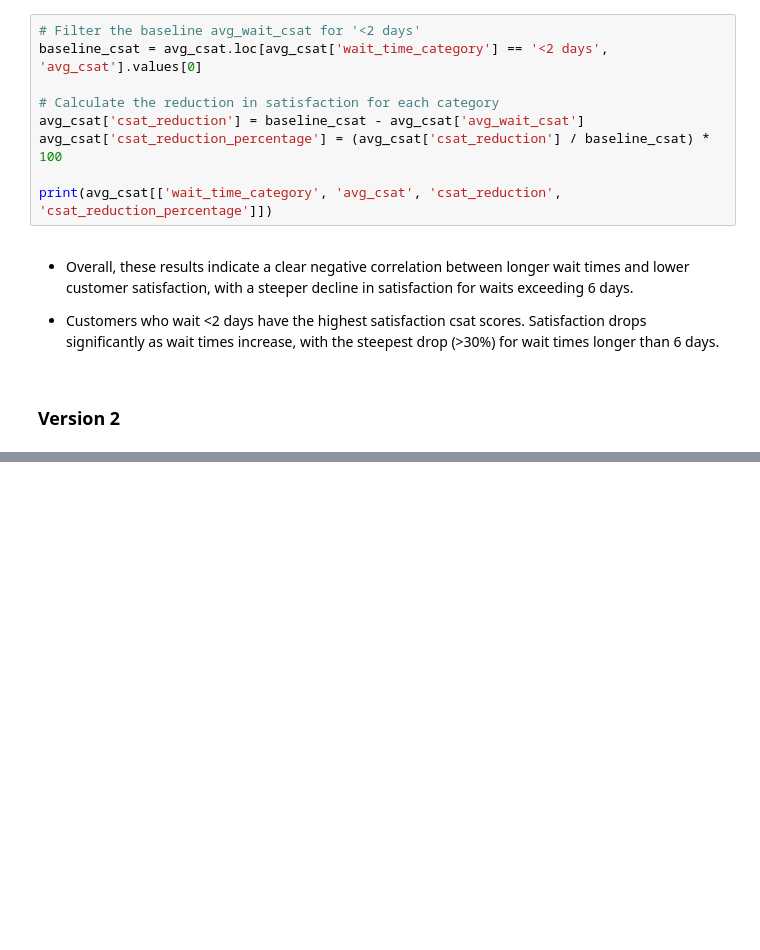
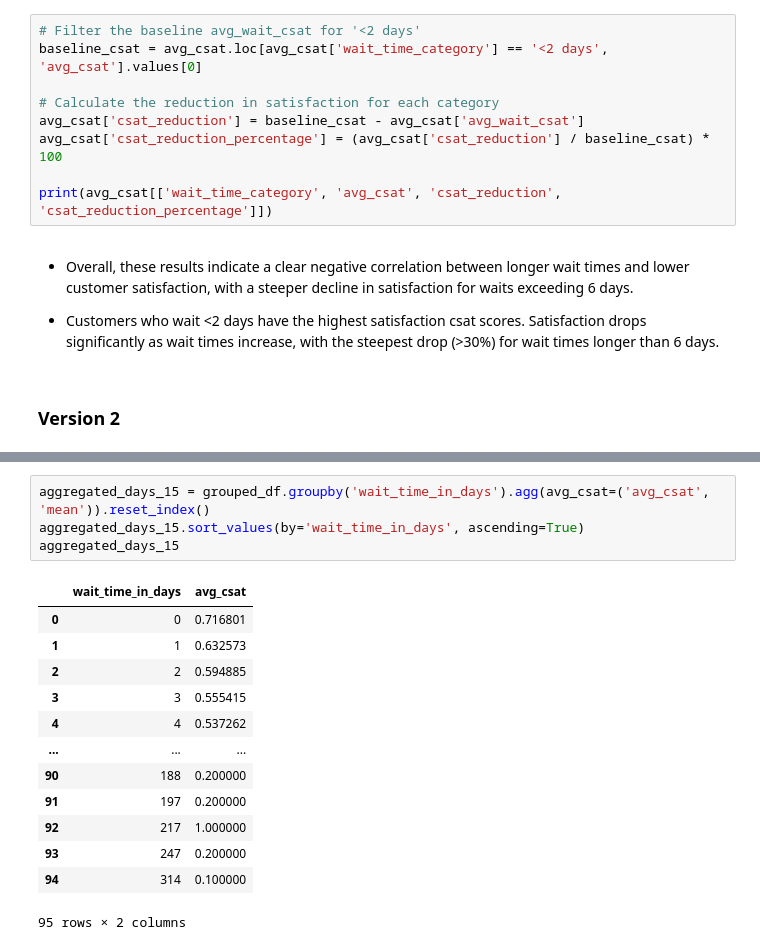
Before and after one commit to krisiafezollin26/granger_statistics, a Jupyter notebook: CSAT_vs_time.ipynb, the cells around one changed output, grey strips where cells are left out. Cells and saved outputs as stored; diff of their text form; blank space fills up the shorter version.

```diff
--- a/CSAT_vs_time.ipynb
+++ b/CSAT_vs_time.ipynb
@@ -592,0 +518,18 @@ plt.show()
+# %%
+aggregated_days_15 = grouped_df.groupby('wait_time_in_days').agg(avg_csat=('avg_csat', 'mean')).reset_index()
+aggregated_days_15.sort_values(by='wait_time_in_days', ascending=True)
+aggregated_days_15
+# %% [output]
+|  | wait_time_in_days | avg_csat |
+| 0 | 0 | 0.716801 |
+| 1 | 1 | 0.632573 |
+| 2 | 2 | 0.594885 |
+| 3 | 3 | 0.555415 |
+| 4 | 4 | 0.537262 |
+| ... | ... | ... |
+| 90 | 188 | 0.200000 |
+| 91 | 197 | 0.200000 |
+| 92 | 217 | 1.000000 |
+| 93 | 247 | 0.200000 |
+| 94 | 314 | 0.100000 |
+95 rows × 2 columns
```
Also changed, not shown: parts of 11 cells of this notebook.
